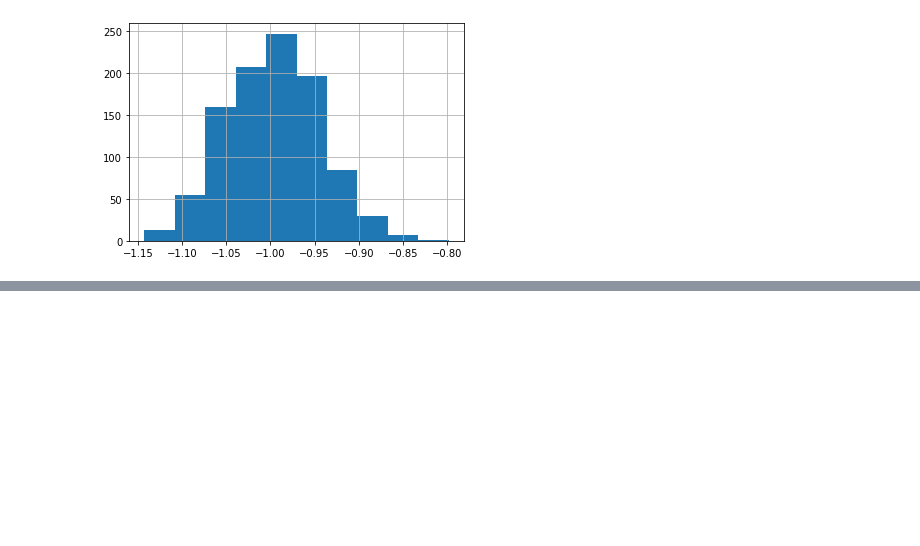
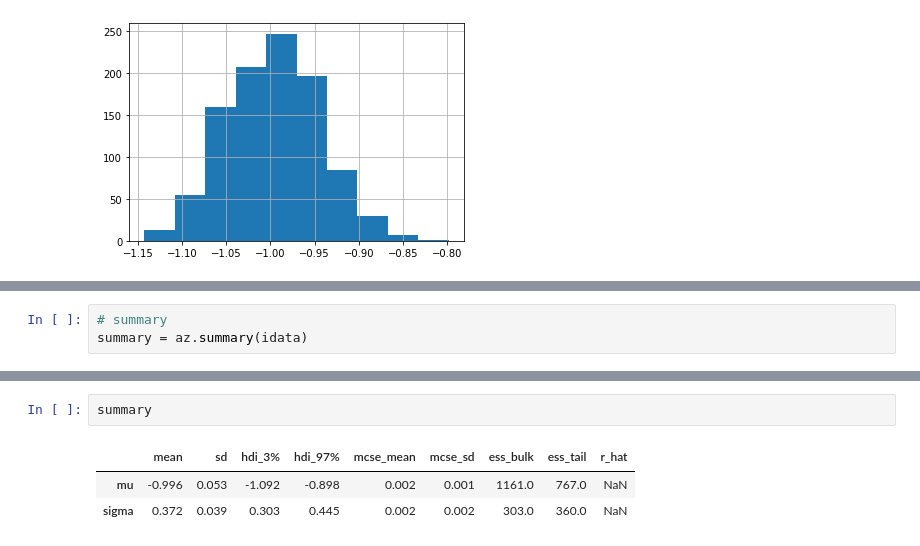
Before and after one commit to clintko/Test_on_HARDAC, a Jupyter notebook: learn_stan/11_toy01.ipynb, the cells around one changed output, grey strips where cells are left out. Cells and saved outputs as stored; diff of their text form; blank space fills up the shorter version.

```diff
--- a/learn_stan/11_toy01.ipynb
+++ b/learn_stan/11_toy01.ipynb
@@ -160,0 +192,3 @@ dat.mu.hist()
+# %%
+# summary
+summary = az.summary(idata)
@@ -160,0 +197,6 @@ dat.mu.hist()
+# %%
+summary
+# %% [output]
+|  | mean | sd | hdi_3% | hdi_97% | mcse_mean | mcse_sd | ess_bulk | ess_tail | r_hat |
+| mu | -0.996 | 0.053 | -1.092 | -0.898 | 0.002 | 0.001 | 1161.0 | 767.0 | NaN |
+| sigma | 0.372 | 0.039 | 0.303 | 0.445 | 0.002 | 0.002 | 303.0 | 360.0 | NaN |
```
Also changed, not shown: parts of 12 cells of this notebook, 28 other files.
